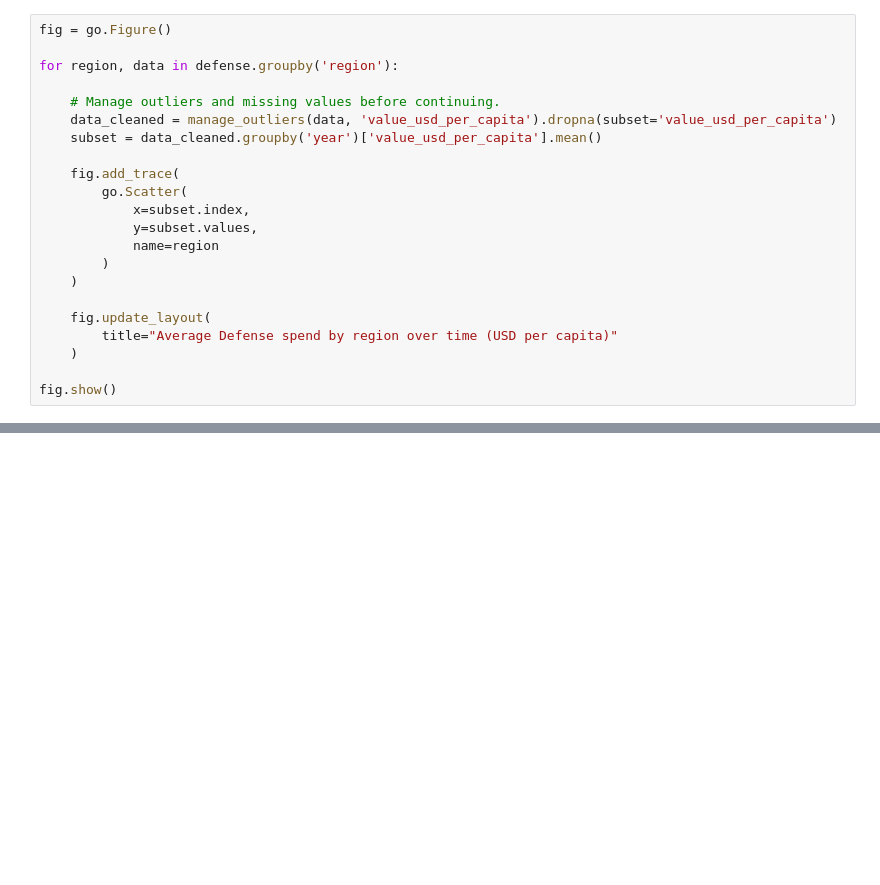
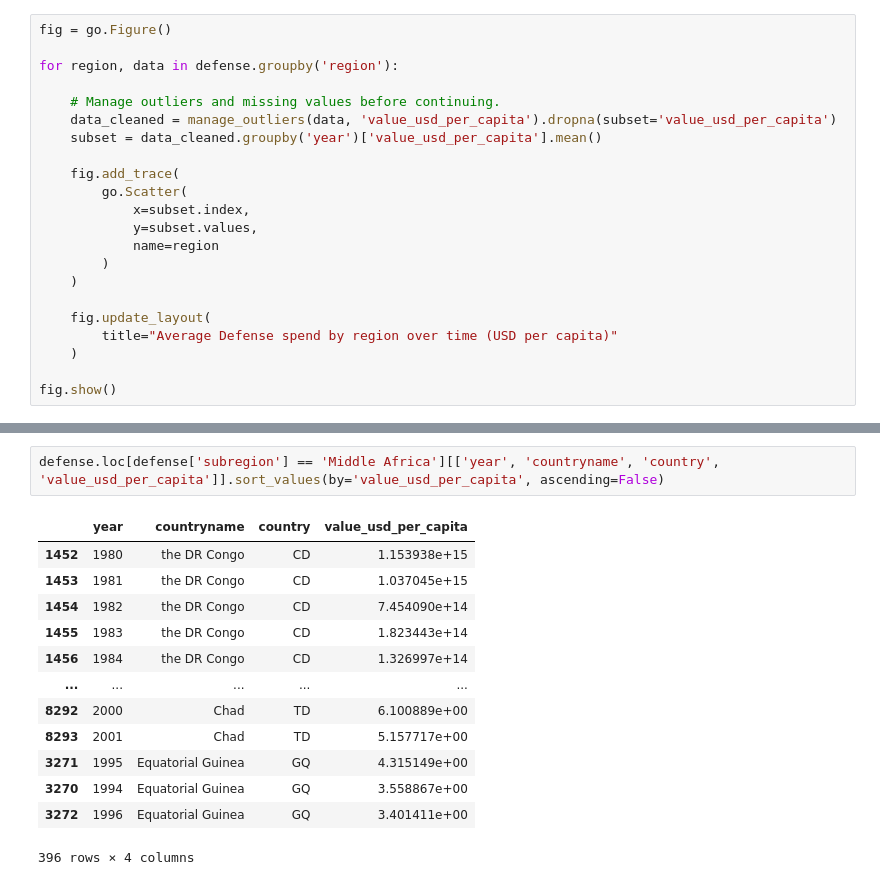
Before and after one commit to aldillon88/world-inequality-analysis, a Jupyter notebook: notebooks/main-eda.ipynb, the cells around one changed output, grey strips where cells are left out. Drawn from its saved outputs; the diff is of its cells as text; blank space fills up the shorter version.

```diff
--- a/notebooks/main-eda.ipynb
+++ b/notebooks/main-eda.ipynb
@@ -538,0 +762,16 @@ fig.show()
+# %%
+defense.loc[defense['subregion'] == 'Middle Africa'][['year', 'countryname', 'country', 'value_usd_per_capita']].sort_values(by='value_usd_per_capita', ascending=False)
+# %% [output]
+|  | year | countryname | country | value_usd_per_capita |
+| 1452 | 1980 | the DR Congo | CD | 1.153938e+15 |
+| 1453 | 1981 | the DR Congo | CD | 1.037045e+15 |
+| 1454 | 1982 | the DR Congo | CD | 7.454090e+14 |
+| 1455 | 1983 | the DR Congo | CD | 1.823443e+14 |
+| 1456 | 1984 | the DR Congo | CD | 1.326997e+14 |
+| ... | ... | ... | ... | ... |
+| 8292 | 2000 | Chad | TD | 6.100889e+00 |
+| 8293 | 2001 | Chad | TD | 5.157717e+00 |
+| 3271 | 1995 | Equatorial Guinea | GQ | 4.315149e+00 |
+| 3270 | 1994 | Equatorial Guinea | GQ | 3.558867e+00 |
+| 3272 | 1996 | Equatorial Guinea | GQ | 3.401411e+00 |
+396 rows × 4 columns
```
Also changed, not shown: parts of 8 cells of this notebook.
